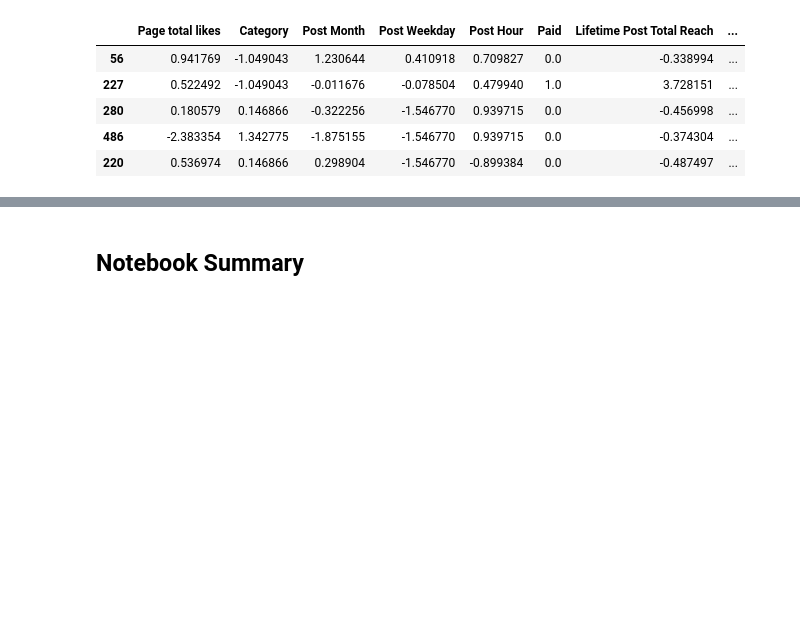
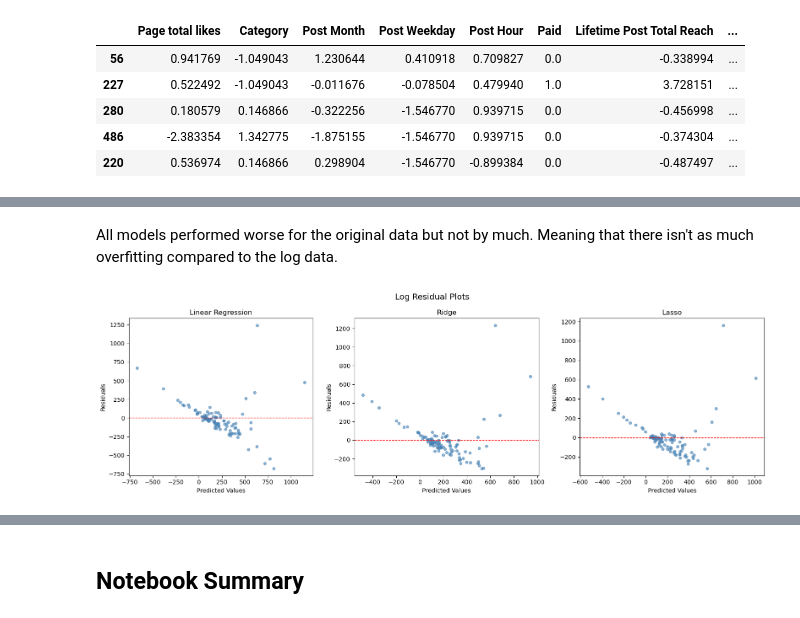
Before and after one commit to cameronbridgwater/phase1_portfolio_project, a Jupyter notebook: code/model.ipynb, the cells around one changed output, grey strips where cells are left out. Saved outputs shown, nothing was run; the diff lists cells and outputs as text; code cells hidden in the pictures; blank space fills up the shorter version.

```diff
--- a/code/model.ipynb
+++ b/code/model.ipynb
@@ -478,0 +641,10 @@ The practical takeaway is that Lasso has done the interpretation work for us. By
+# %%
+lasso2 = Lasso(alpha=2)
+lasso2.fit(X2_train_scaled, y2_train)
+
+y2_pred_lasso = lasso2.predict(X2_test_scaled)
+
+print("ORIGINAL LASSO REGRESSION (alpha=2)")
+print(f"  R²:   {r2_score(y2_test, y2_pred_lasso):.4f}")
+print(f"  MSE: {(mean_squared_error(y2_test, y2_pred_lasso)):.4f}")
+print(f"  RMSE: {np.sqrt(mean_squared_error(y2_test, y2_pred_lasso)):.4f}")
@@ -478,0 +675,13 @@ The practical takeaway is that Lasso has done the interpretation work for us. By
+# %%
+# Print full equation
+print("\nORIGINAL LASSO Model Equation (alpha=2):")
+print(f"y = {lasso2.intercept_:.2f}")
+for i, (name, coef) in enumerate(zip(feature_names, lasso2.coef_)):
+    if abs(coef) < 1e-10:  # Skip zeroed features
+        print(f"  0.000 × {name} (dropped)")
+    else:
+        sign = "+" if coef >= 0 else "-"
+        print(f"  {sign} {abs(coef):.3f} × {name}")
+print()
+
+y2_pred_lasso = lasso2.predict(X2_test_scaled)
@@ -478,0 +815,24 @@ The practical takeaway is that Lasso has done the interpretation work for us. By
+# %% [markdown]
+All models performed worse for the original data but not by much. Meaning that there isn't as much overfitting compared to the log data.
+# %%
+fig, axes = plt.subplots(1, 3, figsize=(16, 5))
+
+models = {
+    'Linear Regression': y1_pred_lr,
+    'Ridge': y1_pred_ridge,
+    'Lasso': y1_pred_lasso
+}
+
+for ax, (name, y1_pred) in zip(axes, models.items()):
+    residuals = y1_test - y1_pred
+    ax.scatter(y1_pred, residuals, alpha=0.6, color='steelblue', s=20)
+    ax.axhline(y=0, color='red', linestyle='--', linewidth=1)
+    ax.set_xlabel('Predicted Values')
+    ax.set_ylabel('Residuals')
+    ax.set_title(name)
+
+plt.suptitle('Log Residual Plots', fontsize=14)
+plt.tight_layout()
+plt.show()
+# %% [output]
+[figure, added]
```
Also changed, not shown: parts of 85 cells of this notebook, 8 other files.
